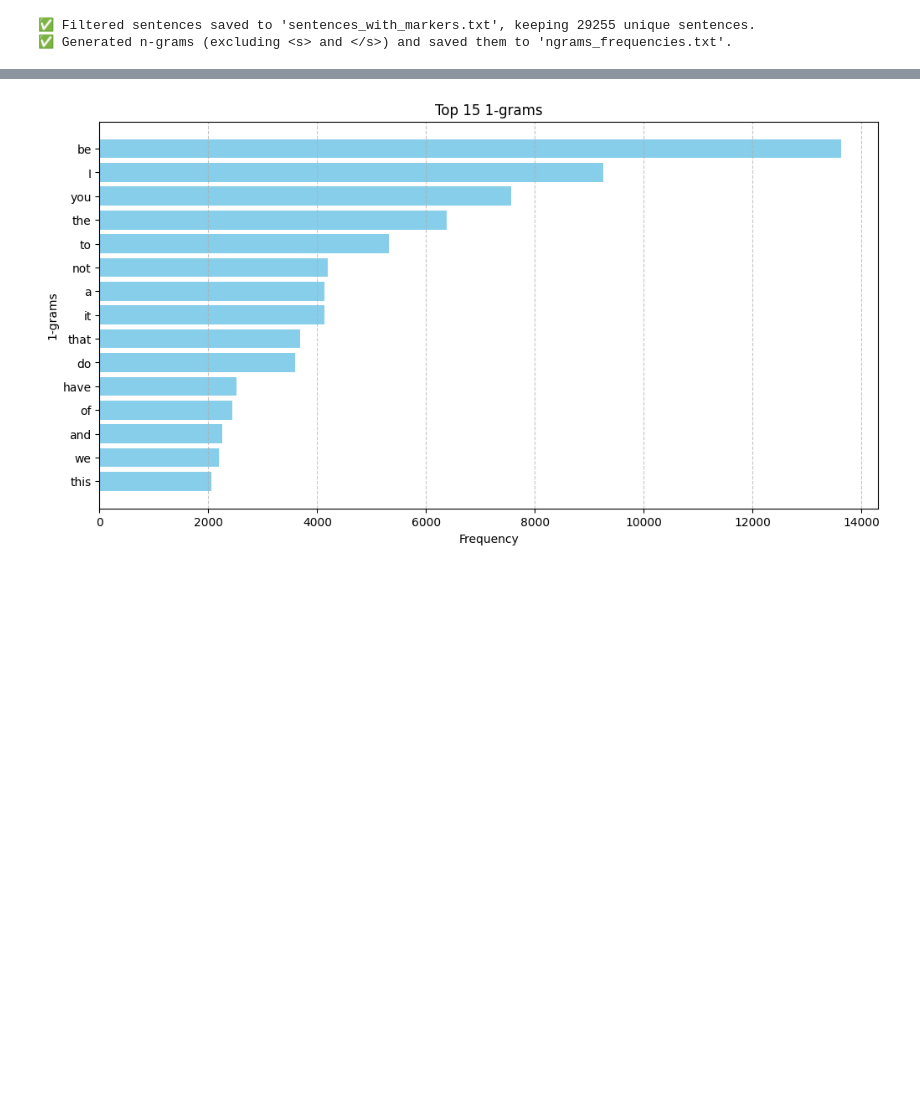
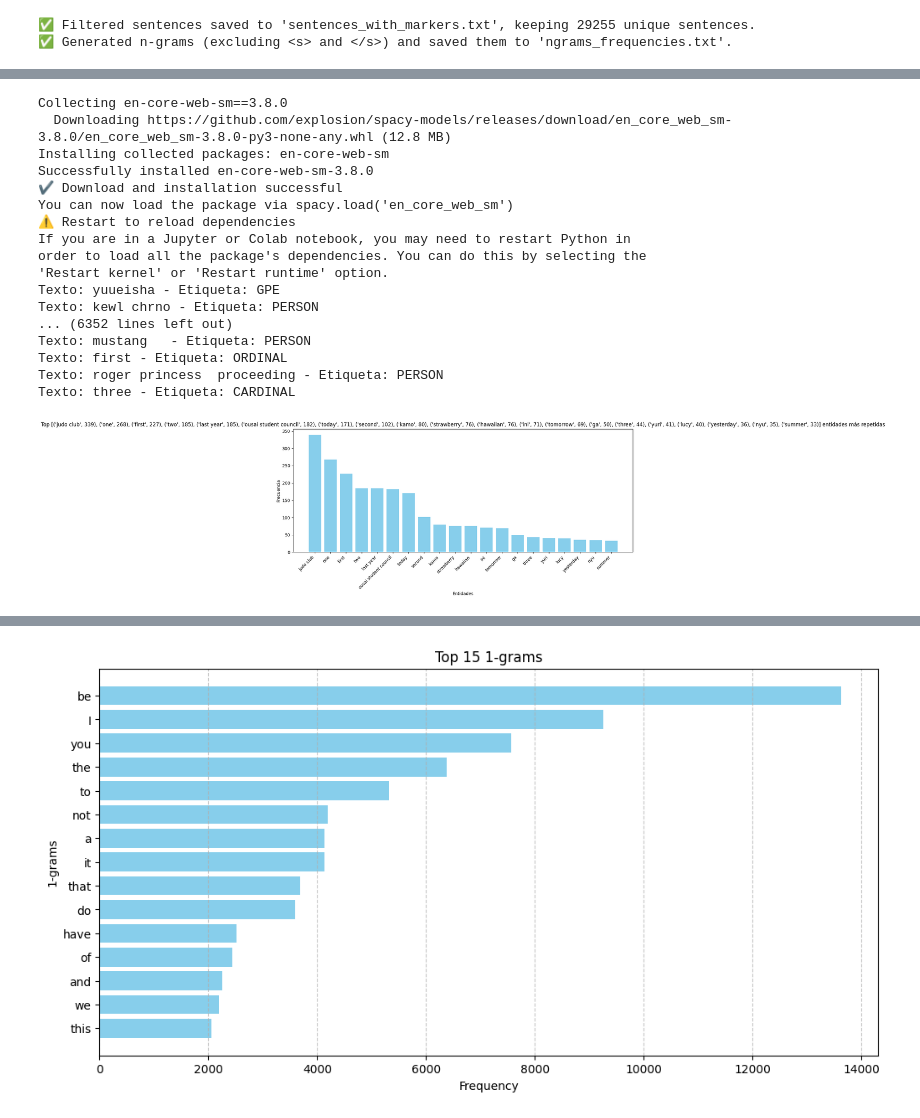
Before and after one commit to bramenn/jupyter, a Jupyter notebook: NLP/taller_1/anime-translation.ipynb, the cells around one changed output, grey strips where cells are left out. Drawn from its saved outputs; the diff is of its cells as text; code cells hidden in the pictures; blank space fills up the shorter version.

```diff
--- a/NLP/taller_1/anime-translation.ipynb
+++ b/NLP/taller_1/anime-translation.ipynb
@@ -1080,0 +1177,56 @@ generate_ngrams(output_file)
+# %%
+spacy.cli.download("en_core_web_sm")
+nlp_en = spacy.load("en_core_web_sm")
+
+entity_counts = defaultdict(int)
+
+directorio = "./animes_subs_sample"
+
+archivos_json = [f for f in os.listdir(directorio) if f.endswith(".json")]
+
+# Función NER que acumula las entidades encontradas
+def ner(text):
+    doc = nlp_en(text)
+    for ent in doc.ents:
+        print(f"Texto: {ent.text} - Etiqueta: {ent.label_}")
+        entity_counts[ent.text] += 1
+
+for archivo in archivos_json[:500]:
+    ruta_completa = os.path.join(directorio, archivo)
+    with open(ruta_completa, "r", encoding="utf-8") as f:
+        contenido = json.load(f)
+        for l in contenido:
+            for key in l.keys():
+                ner(key)
+
+top = 20
+top = sorted(entity_counts.items(), key=lambda x: x[1], reverse=True)[:top]
+entidades, frecuencias = zip(*top)
+
+plt.figure(figsize=(12, 6))
+plt.bar(entidades, frecuencias, color='skyblue')
+plt.xlabel('Entidades')
+plt.ylabel('Frecuencia')
+plt.title(f'Top {top} entidades más repetidas')
+plt.xticks(rotation=45, ha='right')
+plt.tight_layout()
+plt.show()
+# %% [output]
+Collecting en-core-web-sm==3.8.0
+  Downloading https://github.com/explosion/spacy-models/releases/download/en_core_web_sm-3.8.0/en_core_web_sm-3.8.0-py3-none-any.whl (12.8 MB)
+Installing collected packages: en-core-web-sm
+Successfully installed en-core-web-sm-3.8.0
+✔ Download and installation successful
+You can now load the package via spacy.load('en_core_web_sm')
+⚠ Restart to reload dependencies
+If you are in a Jupyter or Colab notebook, you may need to restart Python in
+order to load all the package's dependencies. You can do this by selecting the
+'Restart kernel' or 'Restart runtime' option.
+Texto: yuueisha - Etiqueta: GPE
+Texto: kewl chrno - Etiqueta: PERSON
+... (6352 lines left out)
+Texto: mustang   - Etiqueta: PERSON
+Texto: first - Etiqueta: ORDINAL
+Texto: roger princess  proceeding - Etiqueta: PERSON
+Texto: three - Etiqueta: CARDINAL
+[figure, added]
```
Also changed, not shown: parts of 30 cells of this notebook.
